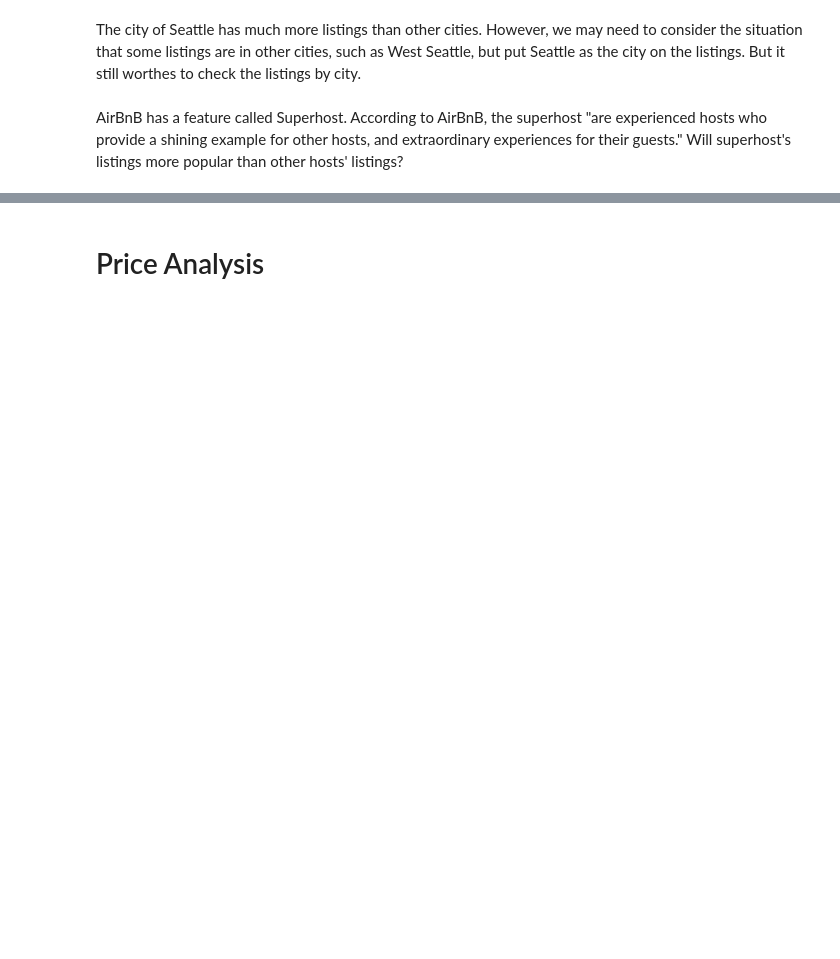
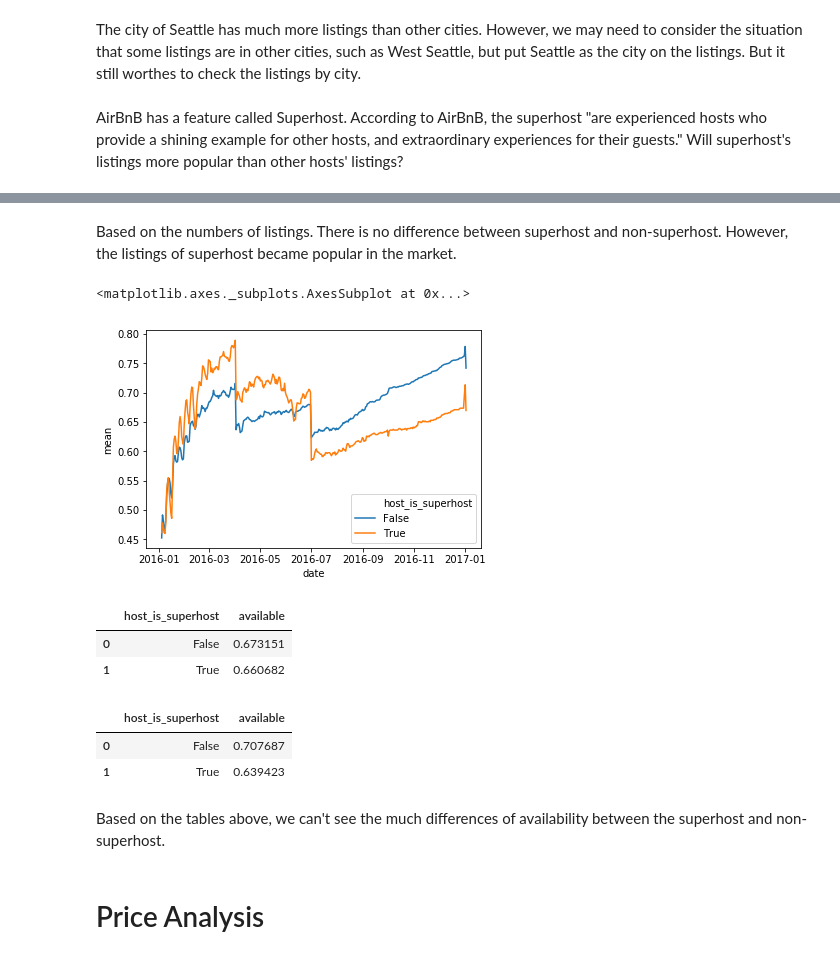
Before and after one commit to Mendy5/Udacity_Data_Scientist_Projects, a Jupyter notebook: P1_Writing_a_Data_Scientist_Blog_Post/Seattle_AirBnB_Data_Analysis_v2.0.ipynb, the cells around one changed output, grey strips where cells are left out. Drawn from its saved outputs; the diff is of its cells as text; code cells hidden in the pictures; blank space fills up the shorter version.

Commit message:
additional exploratory analysis more analysis based on price

```diff
--- a/P1_Writing_a_Data_Scientist_Blog_Post/Seattle_AirBnB_Data_Analysis_v2.0.ipynb
+++ b/P1_Writing_a_Data_Scientist_Blog_Post/Seattle_AirBnB_Data_Analysis_v2.0.ipynb
@@ -150,3 +298,28 @@ sns.lineplot(x = 'date', y = 'available', hue = 'host_is_superhost', data = list
+# %% [markdown]
+Based on the numbers of listings. There is no difference between superhost and non-superhost. However, the listings of superhost became popular in the market.
+# %%
+listing_calendar_superhost_avail_df = listing_calendar_df.groupby(['date', 'host_is_superhost']).agg({'available':['sum', 'count', 'mean']}).reset_index()
+# %%
+sns.lineplot(x = listing_calendar_superhost_avail_df['date'], y = listing_calendar_superhost_avail_df['available']['mean'], hue = listing_calendar_superhost_avail_df['host_is_superhost'])
+# %% [output]
+<matplotlib.axes._subplots.AxesSubplot at 0x...>
+[figure, added]
+# %%
+listing_calendar_superhost_avail_df_v2 = listing_calendar_df.groupby('host_is_superhost').agg({'available':'mean'}).reset_index()
+listing_calendar_superhost_avail_df_v2
+# %% [output]
+|  | host_is_superhost | available |
+| 0 | False | 0.673151 |
+| 1 | True | 0.660682 |
+# %%
+listing_calendar_superhost_avail_df_v3 = listing_calendar_df[listing_calendar_df['date']>= '2016-08-01'].groupby('host_is_superhost').agg({'available':'mean'}).reset_index()
+listing_calendar_superhost_avail_df_v3
+# %% [output]
+|  | host_is_superhost | available |
+| 0 | False | 0.707687 |
+| 1 | True | 0.639423 |
+# %% [markdown]
+Based on the tables above, we can't see the much differences of availability between the superhost and non-superhost.
 # %% [markdown]
 # Price Analysis
 # %%
```
Also changed, not shown: parts of 47 cells of this notebook.
